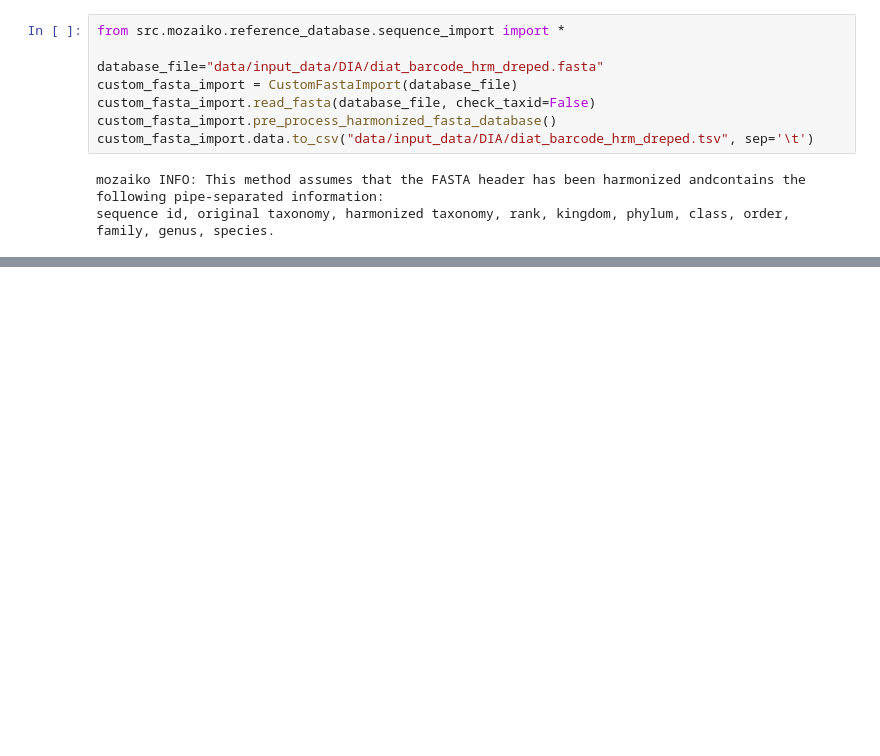
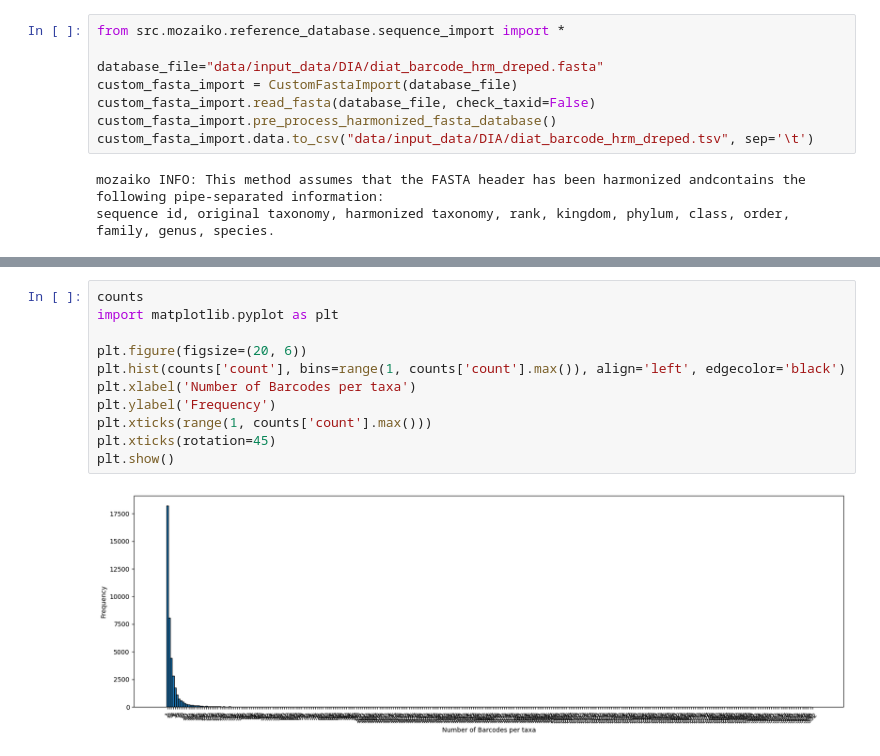
Before and after one commit to CIBIO-BU/mozaiko, a Jupyter notebook: draft.ipynb, the cells around one changed output, grey strips where cells are left out. Drawn from its saved outputs; the diff is of its cells as text; blank space fills up the shorter version.

```diff
--- a/draft.ipynb
+++ b/draft.ipynb
@@ -5384,0 +5444,13 @@ mozaiko INFO: Sequence count tracking file saved to data/output_data/DIA-latest-
+# %%
+counts
+import matplotlib.pyplot as plt
+
+plt.figure(figsize=(20, 6))
+plt.hist(counts['count'], bins=range(1, counts['count'].max()), align='left', edgecolor='black')
+plt.xlabel('Number of Barcodes per taxa')
+plt.ylabel('Frequency')
+plt.xticks(range(1, counts['count'].max()))
+plt.xticks(rotation=45)
+plt.show()
+# %% [output]
+[figure, added]
```
Also changed, not shown: parts of 14 cells of this notebook, 3 other files.
